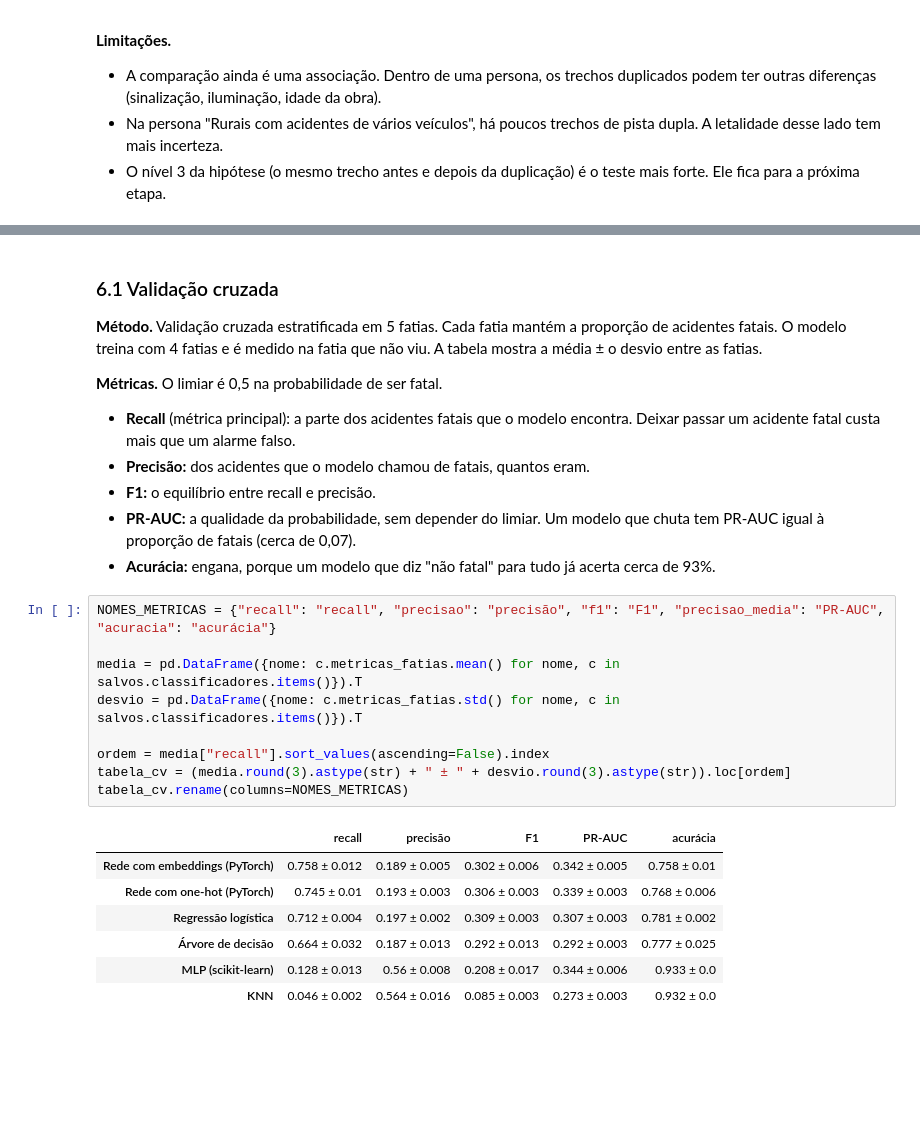
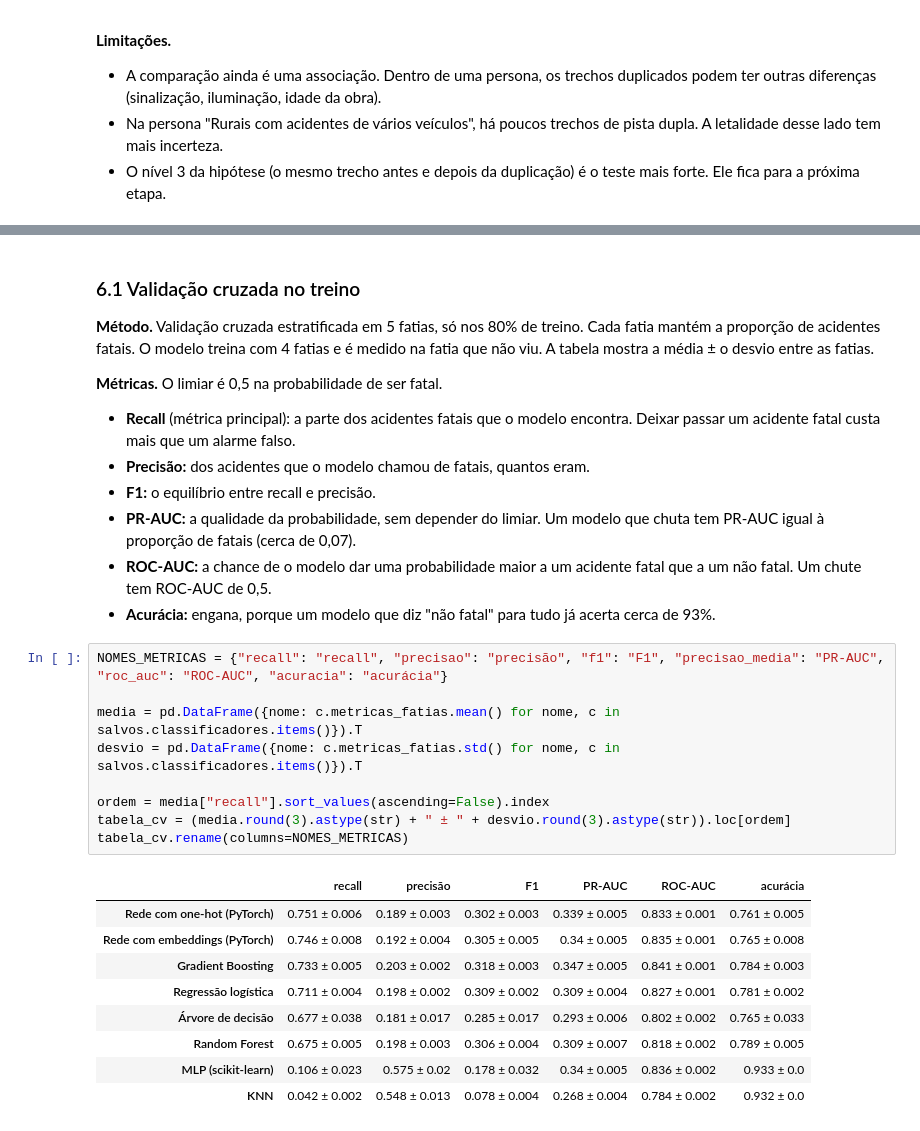
Before and after one commit to anapaulaendler/acidentes-br, a Jupyter notebook: notebooks/analise_prf.ipynb, the cells around one changed output, grey strips where cells are left out. Saved outputs shown, nothing was run; the diff lists cells and outputs as text; blank space fills up the shorter version.

```diff
--- a/notebooks/analise_prf.ipynb
+++ b/notebooks/analise_prf.ipynb
@@ -1290,7 +1325,7 @@ Modelos: Regressão logística, Árvore de decisão, KNN, MLP (scikit-learn), Re
 # %% [markdown]
-### 6.1 Validação cruzada
+### 6.1 Validação cruzada no treino
 
-**Método.** Validação cruzada estratificada em 5 fatias. Cada fatia mantém a proporção de acidentes fatais. O modelo treina com 4 fatias e é medido na fatia que não viu. A tabela mostra a média ± o desvio entre as fatias.
+**Método.** Validação cruzada estratificada em 5 fatias, só nos 80% de treino. Cada fatia mantém a proporção de acidentes fatais. O modelo treina com 4 fatias e é medido na fatia que não viu. A tabela mostra a média ± o desvio entre as fatias.
 
 **Métricas.** O limiar é 0,5 na probabilidade de ser fatal.
 
@@ -1298,24 +1333,27 @@ Modelos: Regressão logística, Árvore de decisão, KNN, MLP (scikit-learn), Re
 - **Precisão:** dos acidentes que o modelo chamou de fatais, quantos eram.
 - **F1:** o equilíbrio entre recall e precisão.
 - **PR-AUC:** a qualidade da probabilidade, sem depender do limiar. Um modelo que chuta tem PR-AUC igual à proporção de fatais (cerca de 0,07).
+- **ROC-AUC:** a chance de o modelo dar uma probabilidade maior a um acidente fatal que a um não fatal. Um chute tem ROC-AUC de 0,5.
 - **Acurácia:** engana, porque um modelo que diz "não fatal" para tudo já acerta cerca de 93%.
 # %%
-NOMES_METRICAS = {"recall": "recall", "precisao": "precisão", "f1": "F1", "precisao_media": "PR-AUC", "acuracia": "acurácia"}
+NOMES_METRICAS = {"recall": "recall", "precisao": "precisão", "f1": "F1", "precisao_media": "PR-AUC", "roc_auc": "ROC-AUC", "acuracia": "acurácia"}
 
 media = pd.DataFrame({nome: c.metricas_fatias.mean() for nome, c in salvos.classificadores.items()}).T
 desvio = pd.DataFrame({nome: c.metricas_fatias.std() for nome, c in salvos.classificadores.items()}).T
 
 ordem = media["recall"].sort_values(ascending=False).index
 tabela_cv = (media.round(3).astype(str) + " ± " + desvio.round(3).astype(str)).loc[ordem]
 tabela_cv.rename(columns=NOMES_METRICAS)
 # %% [output]
-|  | recall | precisão | F1 | PR-AUC | acurácia |
-| Rede com embeddings (PyTorch) | 0.758 ± 0.012 | 0.189 ± 0.005 | 0.302 ± 0.006 | 0.342 ± 0.005 | 0.758 ± 0.01 |
-| Rede com one-hot (PyTorch) | 0.745 ± 0.01 | 0.193 ± 0.003 | 0.306 ± 0.003 | 0.339 ± 0.003 | 0.768 ± 0.006 |
-| Regressão logística | 0.712 ± 0.004 | 0.197 ± 0.002 | 0.309 ± 0.003 | 0.307 ± 0.003 | 0.781 ± 0.002 |
-| Árvore de decisão | 0.664 ± 0.032 | 0.187 ± 0.013 | 0.292 ± 0.013 | 0.292 ± 0.003 | 0.777 ± 0.025 |
-| MLP (scikit-learn) | 0.128 ± 0.013 | 0.56 ± 0.008 | 0.208 ± 0.017 | 0.344 ± 0.006 | 0.933 ± 0.0 |
-| KNN | 0.046 ± 0.002 | 0.564 ± 0.016 | 0.085 ± 0.003 | 0.273 ± 0.003 | 0.932 ± 0.0 |
+|  | recall | precisão | F1 | PR-AUC | ROC-AUC | acurácia |
+| Rede com one-hot (PyTorch) | 0.751 ± 0.006 | 0.189 ± 0.003 | 0.302 ± 0.003 | 0.339 ± 0.005 | 0.833 ± 0.001 | 0.761 ± 0.005 |
+| Rede com embeddings (PyTorch) | 0.746 ± 0.008 | 0.192 ± 0.004 | 0.305 ± 0.005 | 0.34 ± 0.005 | 0.835 ± 0.001 | 0.765 ± 0.008 |
+| Gradient Boosting | 0.733 ± 0.005 | 0.203 ± 0.002 | 0.318 ± 0.003 | 0.347 ± 0.005 | 0.841 ± 0.001 | 0.784 ± 0.003 |
+| Regressão logística | 0.711 ± 0.004 | 0.198 ± 0.002 | 0.309 ± 0.002 | 0.309 ± 0.004 | 0.827 ± 0.001 | 0.781 ± 0.002 |
+| Árvore de decisão | 0.677 ± 0.038 | 0.181 ± 0.017 | 0.285 ± 0.017 | 0.293 ± 0.006 | 0.802 ± 0.002 | 0.765 ± 0.033 |
+| Random Forest | 0.675 ± 0.005 | 0.198 ± 0.003 | 0.306 ± 0.004 | 0.309 ± 0.007 | 0.818 ± 0.002 | 0.789 ± 0.005 |
+| MLP (scikit-learn) | 0.106 ± 0.023 | 0.575 ± 0.02 | 0.178 ± 0.032 | 0.34 ± 0.005 | 0.836 ± 0.002 | 0.933 ± 0.0 |
+| KNN | 0.042 ± 0.002 | 0.548 ± 0.013 | 0.078 ± 0.004 | 0.268 ± 0.004 | 0.784 ± 0.002 | 0.932 ± 0.0 |
 # %%
 fig, ax = plt.subplots(figsize=(8, 3.5))
 
```
Also changed, not shown: parts of 52 cells of this notebook, 8 other files.
